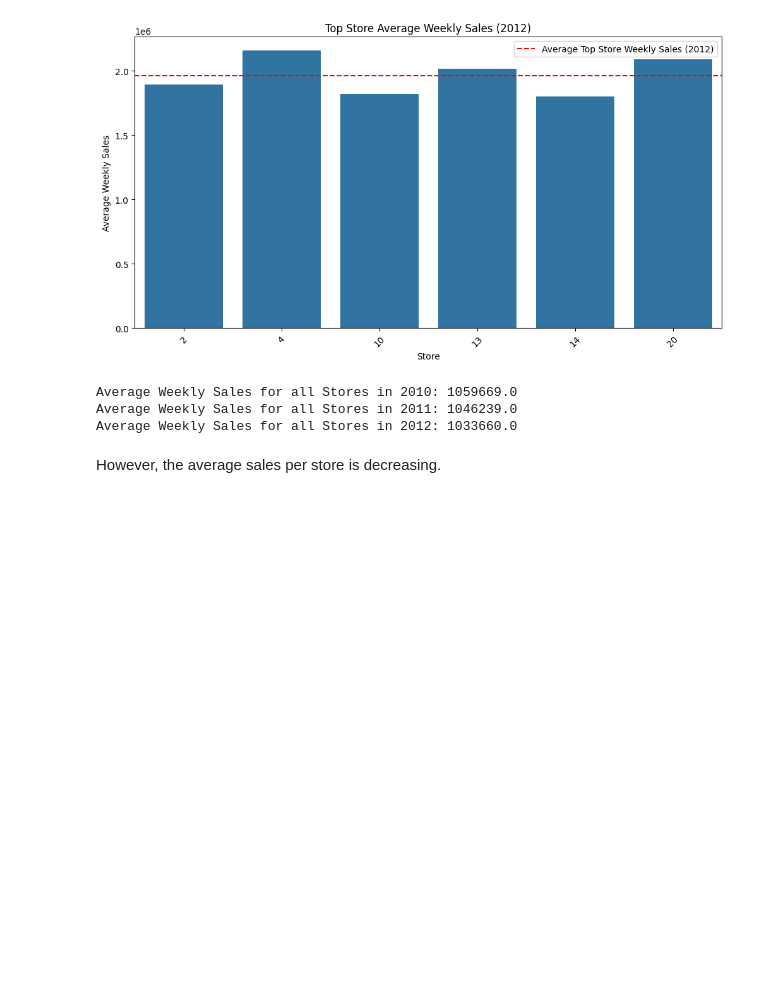
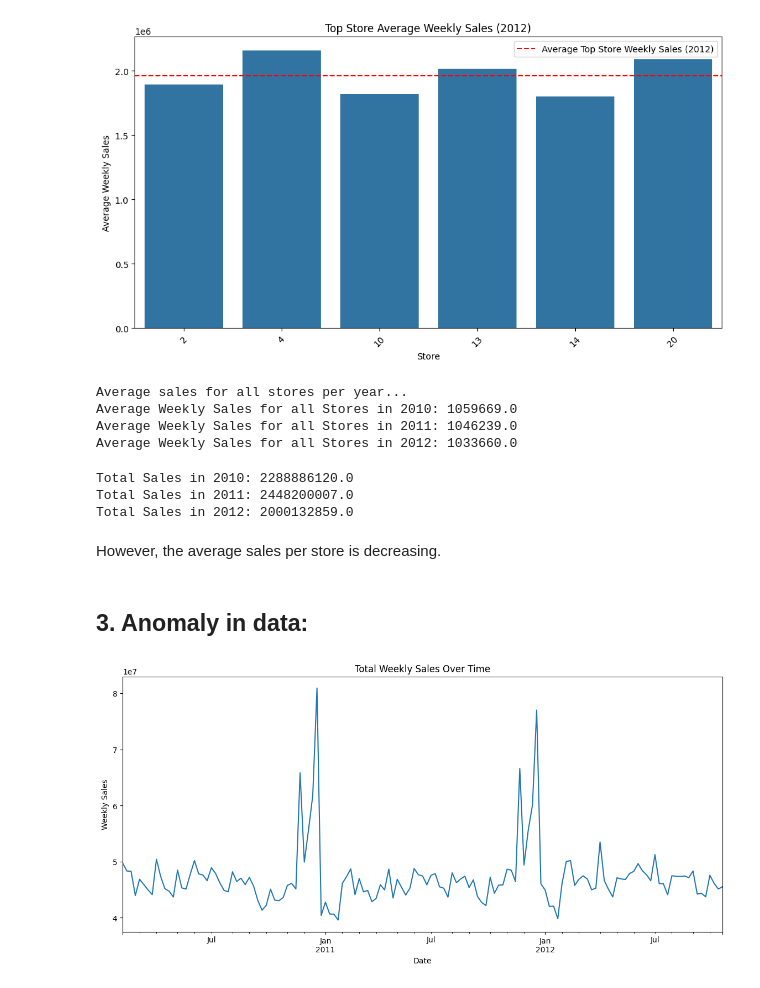
Before and after one commit to bdk-333/Walmart-Sales-Analysis, a Jupyter notebook: notebooks/03_kpi_definition_calculation.ipynb, the cells around one changed output. Drawn from its saved outputs; the diff is of its cells as text; code cells hidden in the pictures; blank space fills up the shorter version.

```diff
--- a/notebooks/03_kpi_definition_calculation.ipynb
+++ b/notebooks/03_kpi_definition_calculation.ipynb
@@ -218,12 +218,33 @@ plt.show()
 [figure]
 [figure]
 # %%
+# Average sales
+print("Average sales for all stores per year...")
 print('Average Weekly Sales for all Stores in 2010:', sales_per_store[sales_per_store['year'] == 2010]['Weekly_Sales'].mean().round())
 print('Average Weekly Sales for all Stores in 2011:', sales_per_store[sales_per_store['year'] == 2011]['Weekly_Sales'].mean().round())
 print('Average Weekly Sales for all Stores in 2012:', sales_per_store[sales_per_store['year'] == 2012]['Weekly_Sales'].mean().round())
 # %% [output]
+Average sales for all stores per year...
 Average Weekly Sales for all Stores in 2010: 1059669.0
 Average Weekly Sales for all Stores in 2011: 1046239.0
 Average Weekly Sales for all Stores in 2012: 1033660.0
+# %%
+print("Total Sales in 2010:", df[df['year'] == 2010]['Weekly_Sales'].sum().round())  # Example to check Total sales for 2010
+print("Total Sales in 2011:", df[df['year'] == 2011]['Weekly_Sales'].sum().round())  # Example to check Total sales for 2011
+print("Total Sales in 2012:", df[df['year'] == 2012]['Weekly_Sales'].sum().round())  # Example to check Total sales for 2012
+# %% [output]
+Total Sales in 2010: 2288886120.0
+Total Sales in 2011: 2448200007.0
+Total Sales in 2012: 2000132859.0
 # %% [markdown]
 However, the average sales per store is decreasing.
+# %% [markdown]
+## 3. Anomaly in data:
+# %%
+plt.figure(figsize=(14, 6))
+df.groupby('Date')['Weekly_Sales'].sum().plot()
+plt.title('Total Weekly Sales Over Time')
+plt.ylabel('Weekly Sales')
+plt.show()
+# %% [output]
+[figure, added]
```
Also changed, not shown: parts of 4 cells of this notebook.
